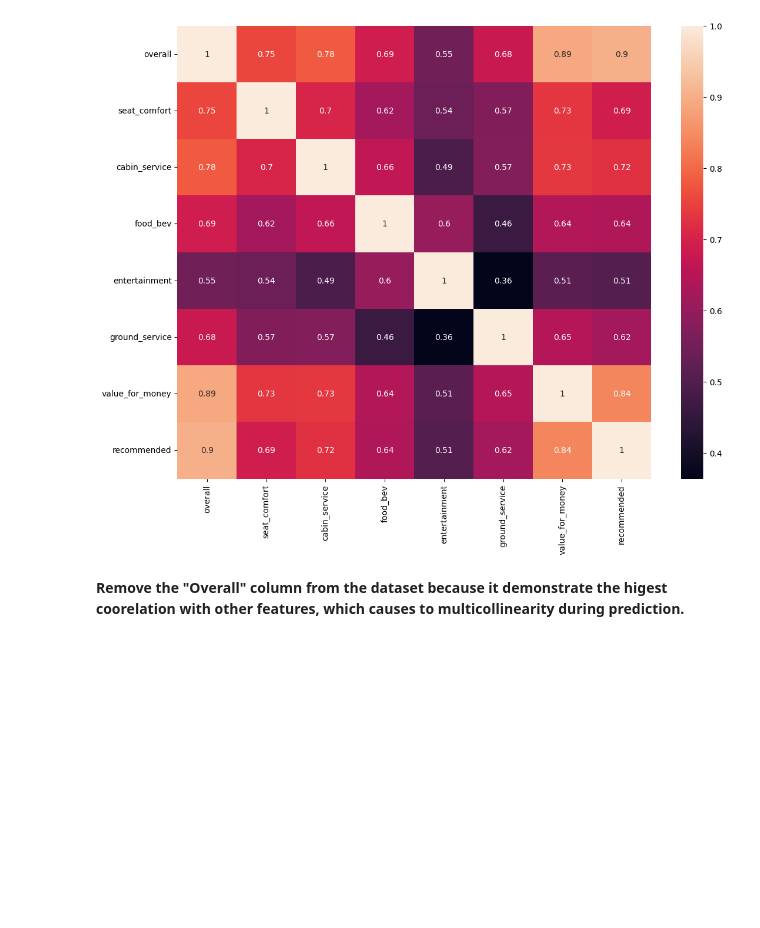
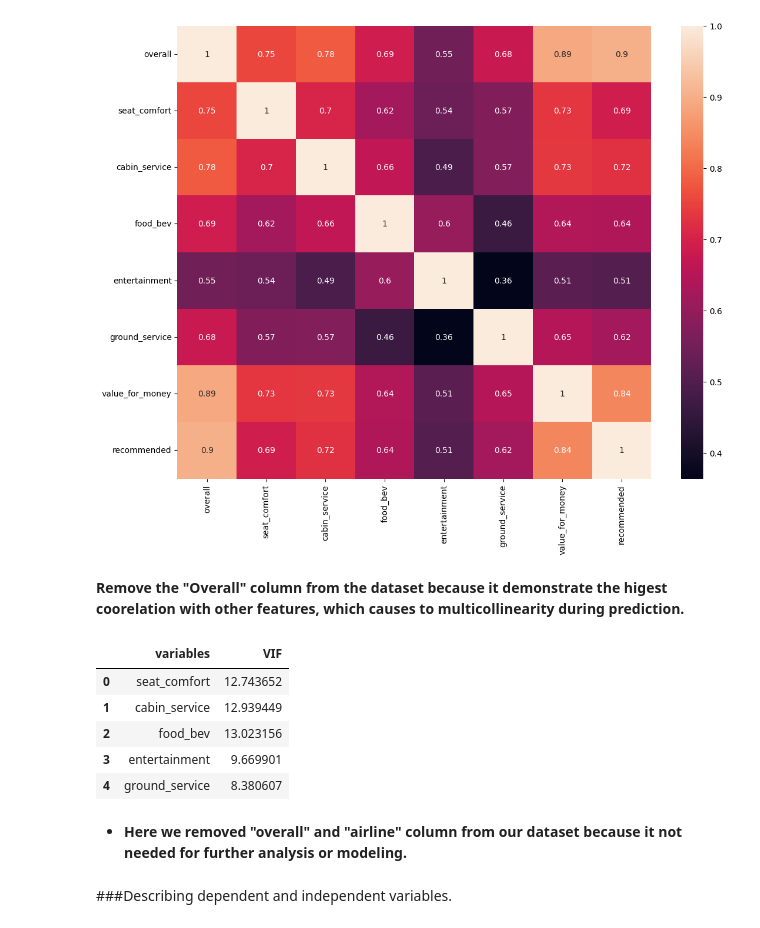
Before and after one commit to Kumarisimran626/Airline_Passenger_Referral_Prediction, a Jupyter notebook: S_K_Airline_Passenger_Referral_Prediction_Capstone_Project.ipynb, the cells around one changed output. Drawn from its saved outputs; the diff is of its cells as text; code cells hidden in the pictures; blank space fills up the shorter version.

```diff
--- a/S_K_Airline_Passenger_Referral_Prediction_Capstone_Project.ipynb
+++ b/S_K_Airline_Passenger_Referral_Prediction_Capstone_Project.ipynb
@@ -595,3 +595,20 @@ sns.heatmap(airline_df.corr(), annot=True)
 [figure]
 # %% [markdown]
 **Remove the "Overall" column from the dataset because it demonstrate the higest coorelation with other features, which causes to multicollinearity during prediction.**
+# %%
+# Generating a function to remove multicollinearity
+def cal_vif(X):
+  vif = pd.DataFrame()
+  vif["variables"] = X.columns
+  vif["VIF"] = [variance_inflation_factor(X.values, i) for i in range(X.shape[1])]
+
+  return(vif)
+# %%
+cal_vif(airline_df[[i for i in airline_df.describe().columns if i not in ['recommended', 'value_for_money', 'overall']]])
+# %% [output]
+|  | variables | VIF |
+| 0 | seat_comfort | 12.743652 |
+| 1 | cabin_service | 12.939449 |
+| 2 | food_bev | 13.023156 |
+| 3 | entertainment | 9.669901 |
+| 4 | ground_service | 8.380607 |
@@ -597,0 +621,4 @@ sns.heatmap(airline_df.corr(), annot=True)
+# %% [markdown]
+* **Here we removed "overall" and "airline" column from our dataset because it not needed for further analysis or modeling.**
+# %% [markdown]
+###<b/>Describing dependent and independent variables.</b>
```
Also changed, not shown: parts of 5 cells of this notebook.
